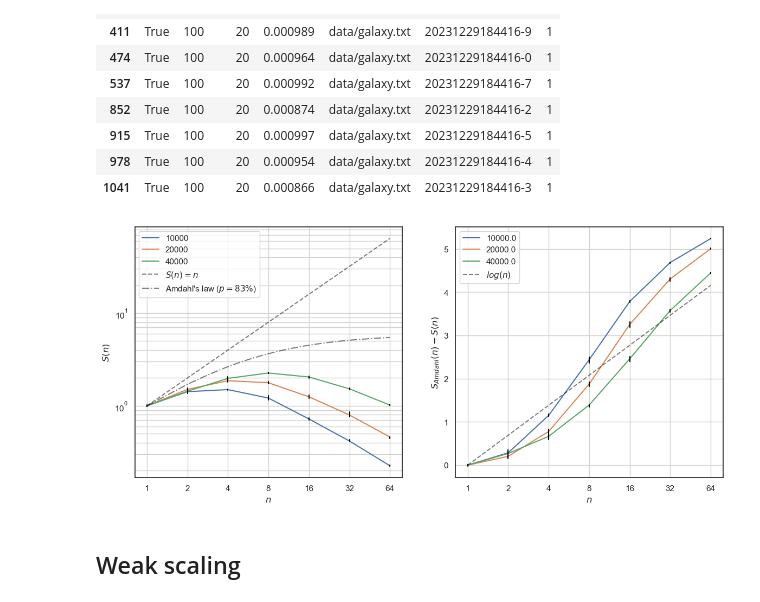
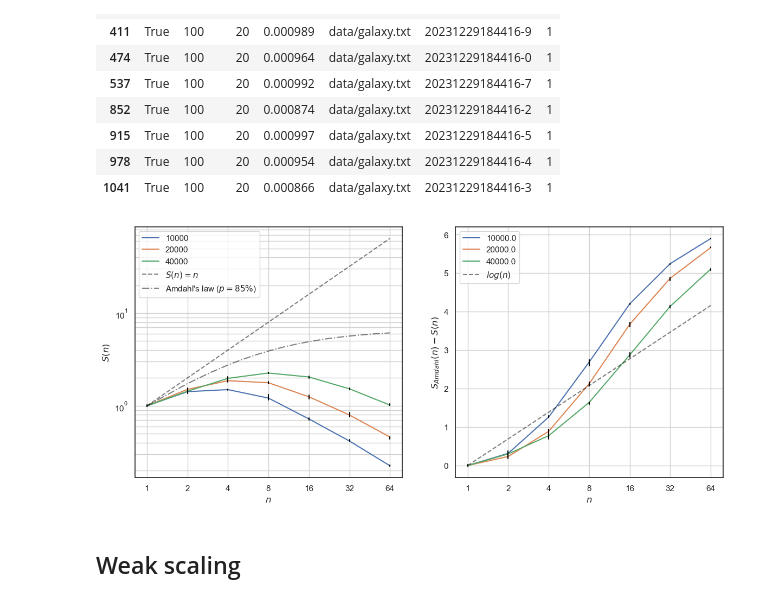
Before and after one commit to sprmsv/HPC-NBody, a Jupyter notebook: visualizations.ipynb, the cells around one changed output. Drawn from its saved outputs; the diff is of its cells as text; code cells hidden in the pictures.

```diff
--- a/visualizations.ipynb
+++ b/visualizations.ipynb
@@ -73,7 +73,7 @@ strongscaling['S(n)'] = strongscaling.t1 / strongscaling.TIME
 # %%
 fig, axs = plt.subplots(1, 2, figsize=(14, 6))
 
-p = .83
+p = .85
 
 # Speedup
 sns.lineplot(
@@ -112,34 +112,34 @@ axs[0].set(xlabel='$n$', ylabel='$S(n)$');
 sns.lineplot(
     ax=axs[1],
     data=strongscaling.query('N > 5000').query('ITERS == 20'),
     x='n',
     y=(1 / ((1 - p) + p / strongscaling.n) - strongscaling['S(n)']),
     hue='N',
     palette='deep',
     errorbar=('ci', 90),
     estimator='median',
     err_style='bars',
     err_kws={'ecolor': 'black'},
     legend=True,
 )
 # Ideal line
 n = np.arange(1, 65)
 ideal = np.log(n)
 h1, = axs[1].plot(n, ideal, '--k', alpha=0.5);
 handles, labels = axs[1].get_legend_handles_labels()
 axs[1].legend(handles + [h1], labels + ['$log(n)$']);
 # Grids
 axs[1].grid(True, axis='y', which="both", ls="-", c=gridcolor)
 axs[1].grid(True, axis='x', which="major", ls="-", c=gridcolor)
 # Scale
 axs[1].set(xscale='log')
 # Ticks
 axs[1].set_xticks(strongscaling.n.unique())
 axs[1].set_xticklabels(strongscaling.n.unique())
 # Labels
 axs[1].set(xlabel='$n$', ylabel='$S_{Amdahl}(n) - S(n)$');
 # %% [output]
-[figure, old version]
+[figure, new version]
 # %% [markdown]
 ## Weak scaling
 # %%
```
Also changed, not shown: parts of 2 cells of this notebook, 3 other files.
